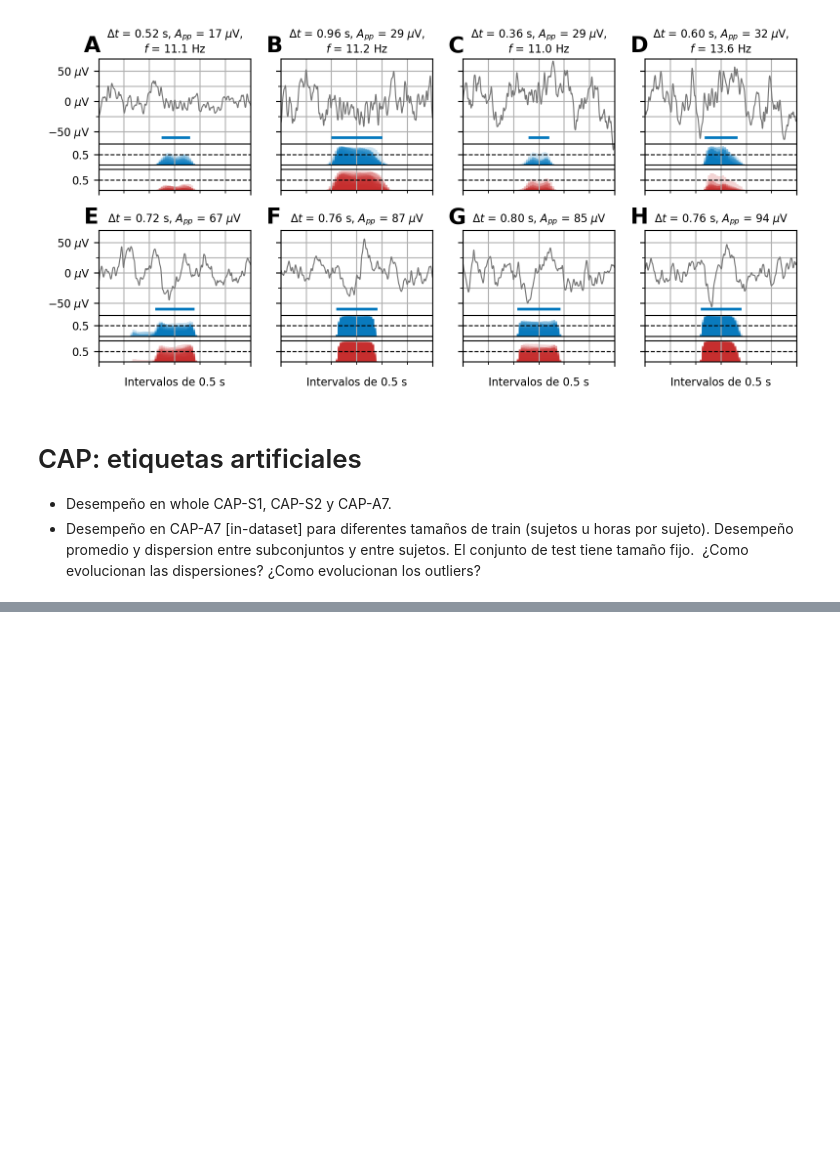
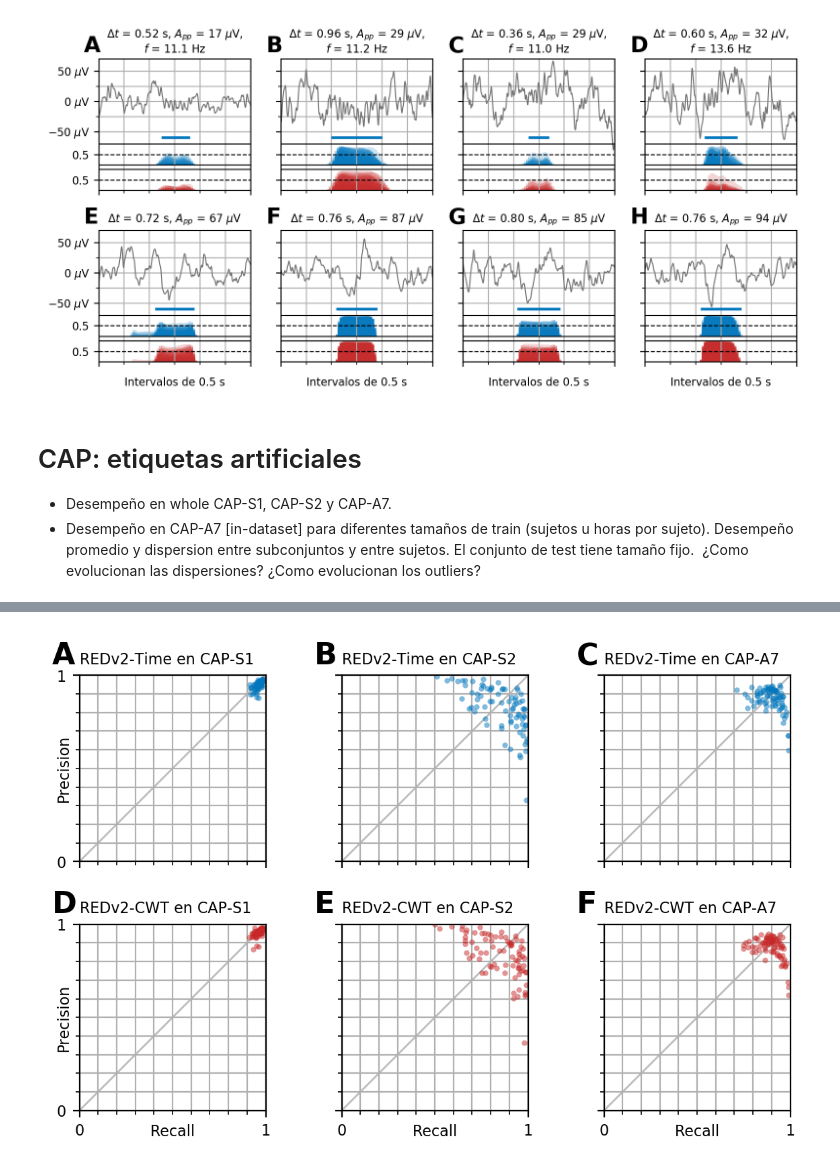
Before and after one commit to nicolasigor/sleep-rnn, a Jupyter notebook: figs_thesis/2021_result_indataset.ipynb, the cells around one changed output, grey strips where cells are left out. Cells and saved outputs as stored; diff of their text form; code cells hidden in the pictures; blank space fills up the shorter version.

```diff
--- a/figs_thesis/2021_result_indataset.ipynb
+++ b/figs_thesis/2021_result_indataset.ipynb
@@ -1328,0 +1446,73 @@ plt.show()
+# %%
+# PR by-subject
+save_figure = False
+
+colors = {constants.V2_TIME: viz.PALETTE['blue'], constants.V2_CWT1D: viz.PALETTE['red']}
+marker_size = 3
+marker_alpha = 0.5
+letters = [['A', 'B', 'C'], ['D', 'E', 'F']]
+fig, axes = plt.subplots(2, 3, figsize=(6, 4), dpi=200, sharex=True, sharey=True)
+
+for i_config, config in enumerate(eval_configs):
+    table = metrics_list[i_config]
+    # Form by-subject metrics
+    table_subject = table.drop(columns=["Fold"]).groupby(by=["Detector", "Subject"]).mean().reset_index()  # subject avg
+    for j, model_version in enumerate(models):
+        ax = axes[j, i_config]
+
+        table_model = table_subject[table_subject['Detector'] == model_version]
+        recalls = table_model['Recall'].values
+        precisions = table_model['Precision'].values
+
+        # Draw
+        ax.plot(
+            recalls, precisions, color=colors[model_version], linestyle='None', alpha=marker_alpha,
+            markeredgewidth=0.0, marker='o', markersize=marker_size)
+        model_str = print_model_names[model_version]
+        dataset_str = print_dataset_names[(config['dataset_name'], config['expert'])]
+        ax.set_title('%s en %s' % (model_str, dataset_str), fontsize=8, loc="left")
+
+        if False:
+            subjects = table_model['Subject'].values
+            print("\n", dataset_str, model_str)
+            sorted_locs = np.argsort(precisions)
+            for loc in sorted_locs:
+                this_rec = recalls[loc]
+                this_prec = precisions[loc]
+                this_subject = subjects[loc]
+                if this_prec < 0.897:
+                    print("Subject %s, Recall %1.1f, Precision %1.1f" % (this_subject, this_rec * 100, this_prec * 100))
+
+        ax.text(
+            x=-0.15, y=1.06, fontsize=16, s=r"$\bf{%s}$" % letters[j][i_config],
+            ha="left", transform=ax.transAxes)
+
+
+for ax in axes.flatten():
+    plotter.format_precision_recall_plot_simple(
+        ax, axis_range=(0.0, 1.0),
+        show_quadrants=False, show_grid=True,
+        axis_markers=[0, 1], minor_axis_markers=np.arange(0, 1 + 0.001, 0.1))
+    ax.tick_params(labelsize=8)
+    # Get labels closer to axis
+    ax.xaxis.labelpad = -8
+    ax.yaxis.labelpad = -8
+
+for ax in axes[:, 0]:
+    ax.set_ylabel("Precision", fontsize=8)
+for ax in axes[1, :]:
+    ax.set_xlabel("Recall", fontsize=8)
+
+
+plt.tight_layout()
+
+if save_figure:
+    # Save figure
+    fname_prefix = "result_indata_cap_whole_pr"
+    plt.savefig("%s.pdf" % fname_prefix, bbox_inches="tight", pad_inches=0.4)
+    plt.savefig("%s.png" % fname_prefix, bbox_inches="tight", pad_inches=0.4)
+    plt.savefig("%s.svg" % fname_prefix, bbox_inches="tight", pad_inches=0.4)
+
+plt.show()
+# %% [output]
+[figure, added]
```
Also changed, not shown: parts of 8 cells of this notebook, 2 other files.
